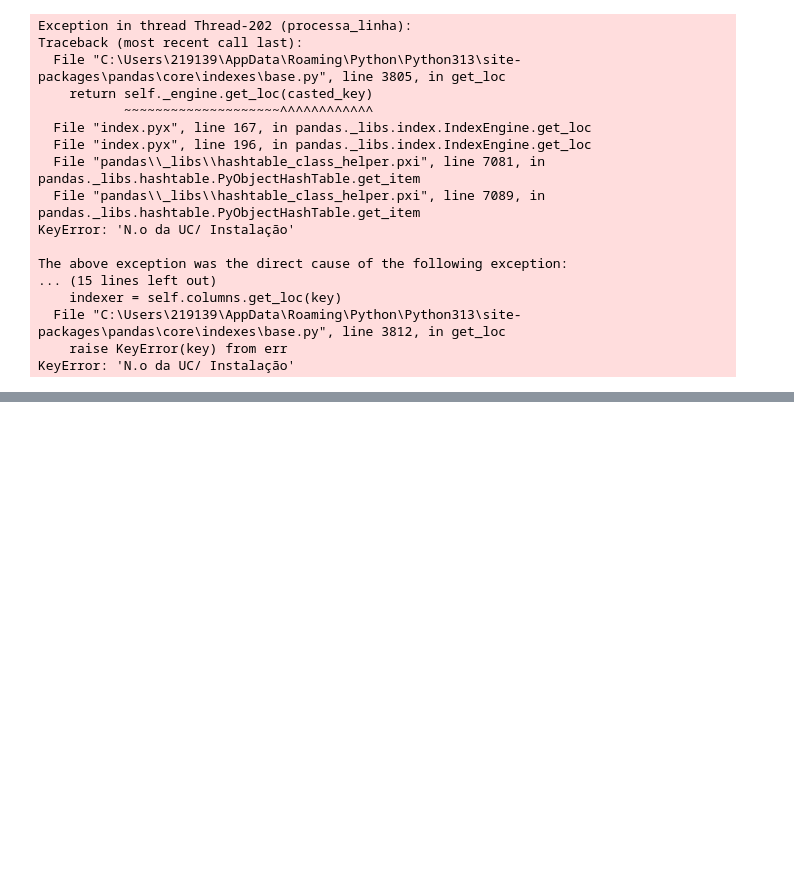
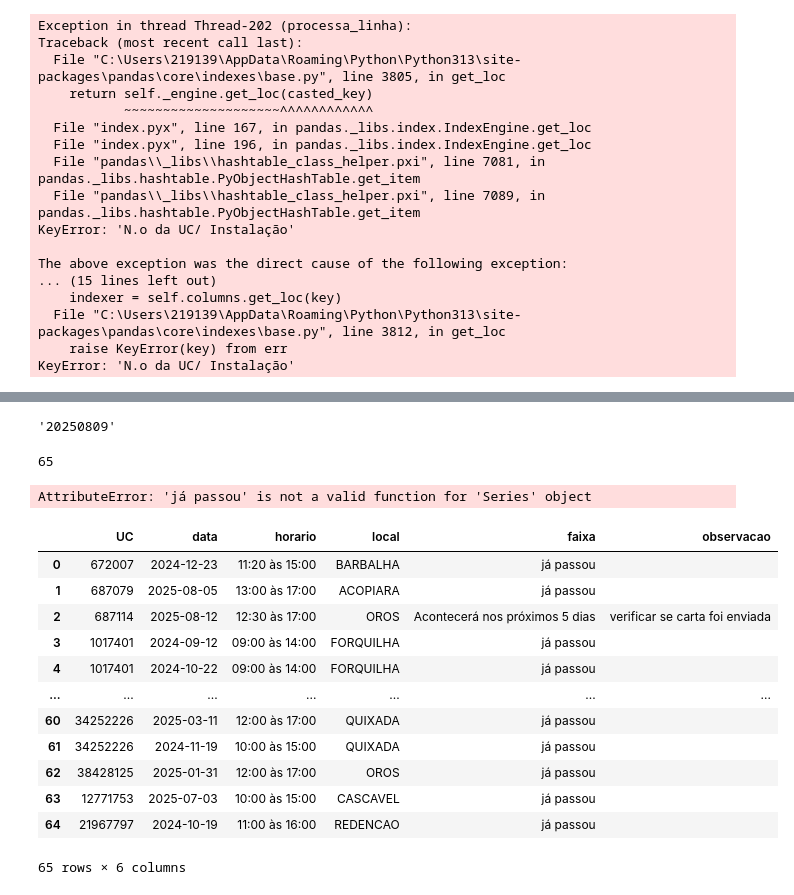
Before and after one commit to luvi0/INTER_PROGRAMADO_ENEL, a Jupyter notebook: main.ipynb, the cells around one changed output, grey strips where cells are left out. Drawn from its saved outputs; the diff is of its cells as text; code cells hidden in the pictures; blank space fills up the shorter version.

```diff
--- a/main.ipynb
+++ b/main.ipynb
@@ -637,0 +658,77 @@ Stacktrace:
+# %%
+hoje = pd.Timestamp(datetime.datetime.now().date())
+
+
+# Data - copia na busca, um dia anterior ao executado aqui só é valido para diário
+hoje = datetime.datetime.now()
+
+dia_exec = hoje.strftime('%Y%m%d')
+dia_exec
+# %% [output]
+'20250809'
+# %%
+def classificar_faixa(data):
+
+    for i in range(0,len(data)):
+    # agora sim: subtração entre Timestamp -> Timedelta -> .days
+        delta = (df_consolidado['data'].iloc[i] - dia_exec).days
+        if delta < 0:
+            return 'já passou'  # já passou
+        elif delta <= 5:
+            return 'Acontecerá nos próximos 5 dias'  # até 5 dias
+        elif delta <= 10:
+            return 'Faixa B'  # até 10 dias
+        else:
+            return 'Acontecerá nos próximos 10 dias'  # opcional
+# %%
+len(df_consolidado)
+# %% [output]
+65
+# %%
+# Criar nova coluna
+df_consolidado['faixa'] = df_consolidado['data'].apply(classificar_faixa(df_consolidado))
+df_consolidado
+# %% [output]
+AttributeError: 'já passou' is not a valid function for 'Series' object
+# %%
+
+# Converter para datetime
+df_consolidado['data'] = pd.to_datetime(df_consolidado['data'])
+
+# Data de execução (exemplo fixo)
+#dia_exec = pd.Timestamp('2025-08-09')
+
+# Função para classificar faixa
+def classificar_faixa(data):
+    delta = (data - dia_exec).days
+    if delta < 0:
+        return 'já passou'
+    elif delta <= 5:
+        return 'Acontecerá nos próximos 5 dias'
+    elif delta <= 10:
+        return 'Acontecerá nos próximos 10 dias'
+
+
+# Criar nova coluna usando apply (passando a função, não chamando)
+df_consolidado['faixa'] = df_consolidado['data'].apply(classificar_faixa)
+
+# Criar nova coluna de observação
+df_consolidado['observacao'] = df_consolidado['faixa'].apply(
+    lambda x: 'verificar se carta foi enviada' if x in ['Acontecerá nos próximos 5 dias', 'Acontecerá nos próximos 10 dias'] else ''
+)
+
+df_consolidado
+# %% [output]
+|  | UC | data | horario | local | faixa | observacao |
+| 0 | 672007 | 2024-12-23 | 11:20 às 15:00 | BARBALHA | já passou |  |
+| 1 | 687079 | 2025-08-05 | 13:00 às 17:00 | ACOPIARA | já passou |  |
+| 2 | 687114 | 2025-08-12 | 12:30 às 17:00 | OROS | Acontecerá nos próximos 5 dias | verificar se carta foi enviada |
+| 3 | 1017401 | 2024-09-12 | 09:00 às 14:00 | FORQUILHA | já passou |  |
+| 4 | 1017401 | 2024-10-22 | 09:00 às 14:00 | FORQUILHA | já passou |  |
+| ... | ... | ... | ... | ... | ... | ... |
+| 60 | 34252226 | 2025-03-11 | 12:00 às 17:00 | QUIXADA | já passou |  |
+| 61 | 34252226 | 2024-11-19 | 10:00 às 15:00 | QUIXADA | já passou |  |
+| 62 | 38428125 | 2025-01-31 | 12:00 às 17:00 | OROS | já passou |  |
+| 63 | 12771753 | 2025-07-03 | 10:00 às 15:00 | CASCAVEL | já passou |  |
+| 64 | 21967797 | 2024-10-19 | 11:00 às 16:00 | REDENCAO | já passou |  |
+65 rows × 6 columns
```
Also changed, not shown: parts of 9 cells of this notebook, 2 other files.
